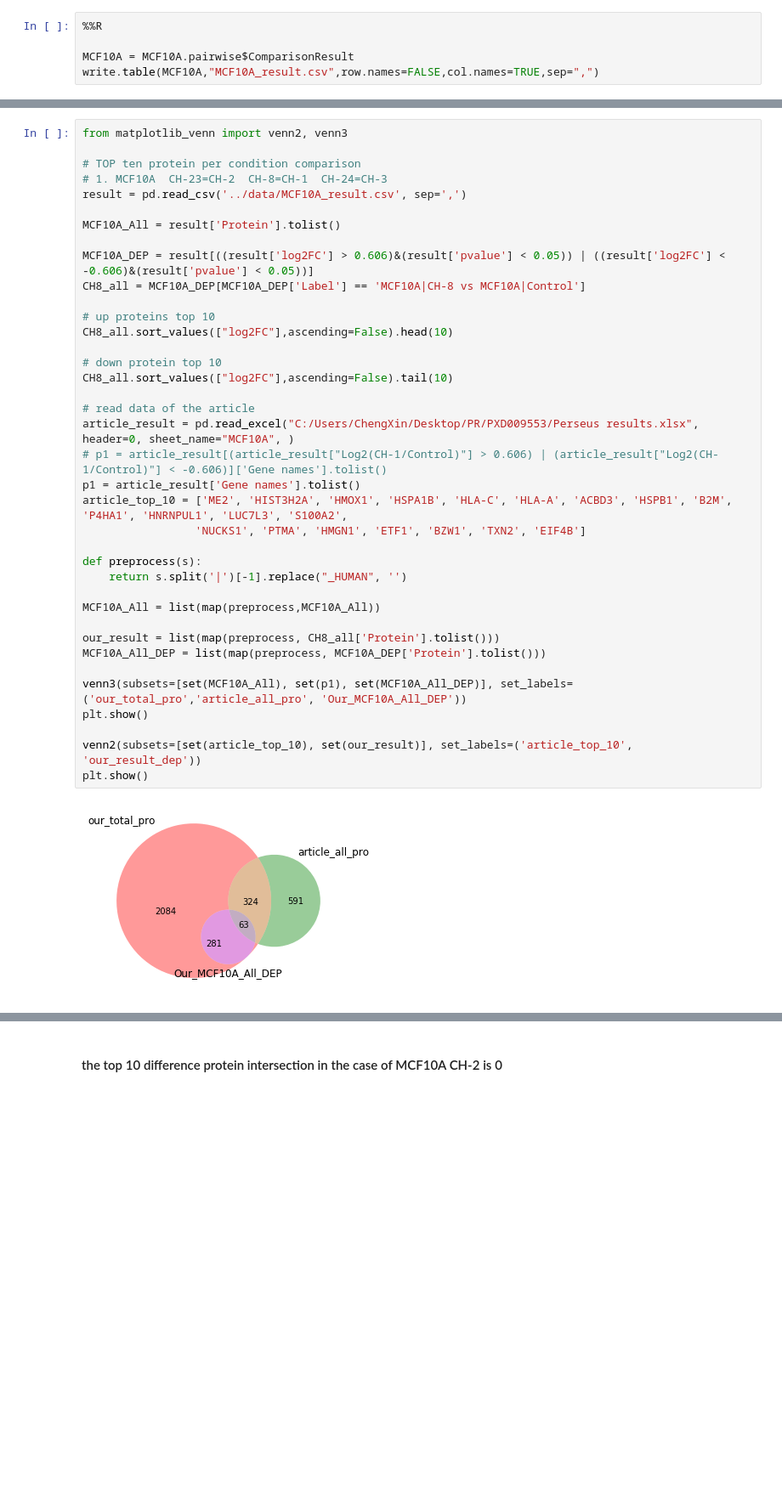
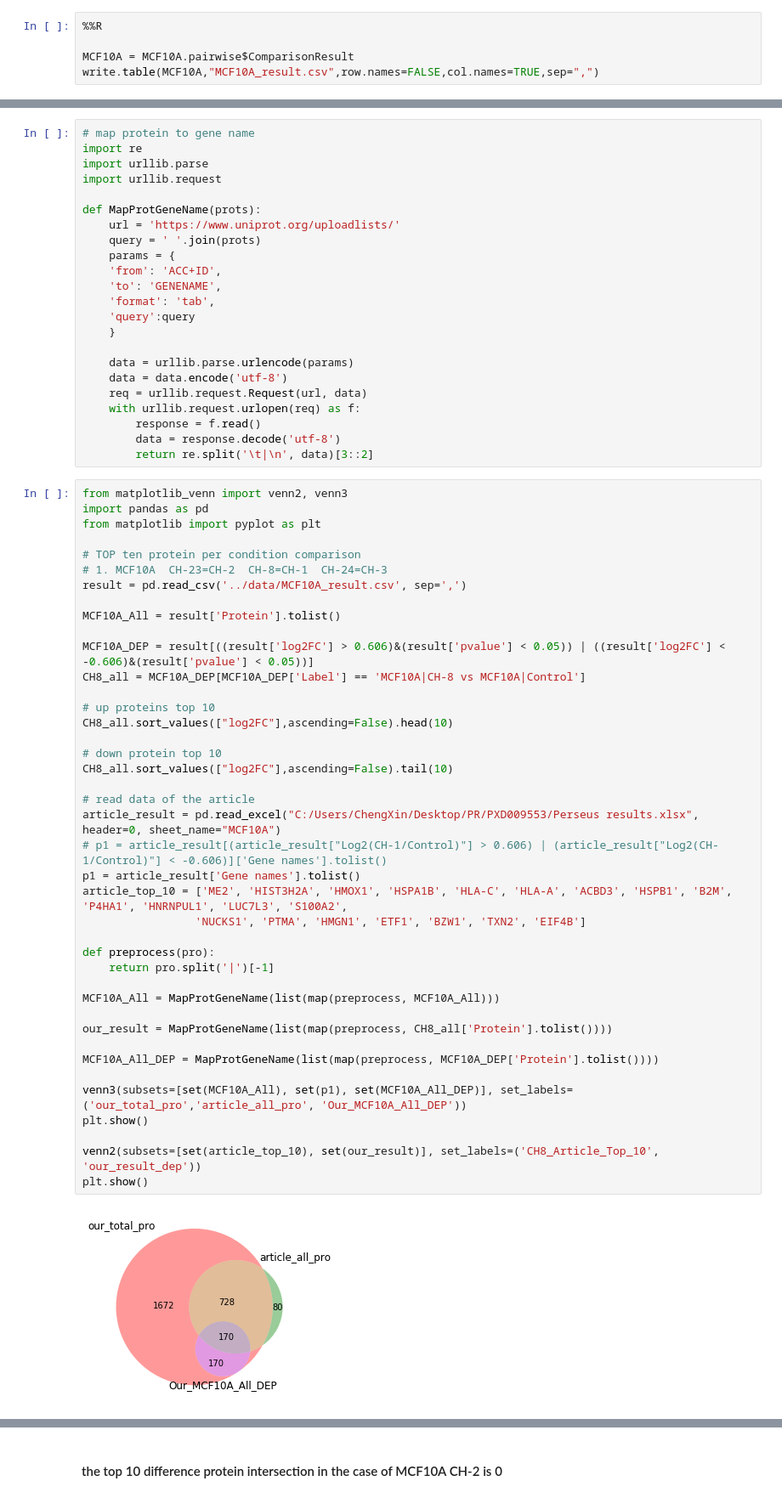
Before and after one commit to bigbio/pquant, a Jupyter notebook: notebooks/TestTMT_summary_report.ipynb, the cells around one changed output, grey strips where cells are left out. Shown: that part at 85% size. Saved outputs shown, nothing was run; the diff lists cells and outputs as text; blank space fills up the shorter version.

```diff
--- a/notebooks/TestTMT_summary_report.ipynb
+++ b/notebooks/TestTMT_summary_report.ipynb
@@ -299,40 +299,66 @@ plt.show()
+# %%
+# map protein to gene name
+import re
+import urllib.parse
+import urllib.request
+
+def MapProtGeneName(prots):
+    url = 'https://www.uniprot.org/uploadlists/'
+    query = ' '.join(prots)
+    params = {
+    'from': 'ACC+ID',
+    'to': 'GENENAME',
+    'format': 'tab',
+    'query':query
+    }
+
+    data = urllib.parse.urlencode(params)
+    data = data.encode('utf-8')
+    req = urllib.request.Request(url, data)
+    with urllib.request.urlopen(req) as f:
+        response = f.read()
+        data = response.decode('utf-8')
+        return re.split('\t|\n', data)[3::2]
 # %%
 from matplotlib_venn import venn2, venn3
+import pandas as pd
+from matplotlib import pyplot as plt
 
 # TOP ten protein per condition comparison
 # 1. MCF10A  CH-23=CH-2  CH-8=CH-1  CH-24=CH-3
 result = pd.read_csv('../data/MCF10A_result.csv', sep=',')
 
 MCF10A_All = result['Protein'].tolist()
 
 MCF10A_DEP = result[((result['log2FC'] > 0.606)&(result['pvalue'] < 0.05)) | ((result['log2FC'] < -0.606)&(result['pvalue'] < 0.05))]
 CH8_all = MCF10A_DEP[MCF10A_DEP['Label'] == 'MCF10A|CH-8 vs MCF10A|Control']
 
 # up proteins top 10
 CH8_all.sort_values(["log2FC"],ascending=False).head(10)
 
 # down protein top 10
 CH8_all.sort_values(["log2FC"],ascending=False).tail(10)
 
 # read data of the article
-article_result = pd.read_excel("C:/Users/ChengXin/Desktop/PR/PXD009553/Perseus results.xlsx", header=0, sheet_name="MCF10A", )
+article_result = pd.read_excel("C:/Users/ChengXin/Desktop/PR/PXD009553/Perseus results.xlsx", header=0, sheet_name="MCF10A")
 # p1 = article_result[(article_result["Log2(CH-1/Control)"] > 0.606) | (article_result["Log2(CH-1/Control)"] < -0.606)]['Gene names'].tolist()
 p1 = article_result['Gene names'].tolist()
 article_top_10 = ['ME2', 'HIST3H2A', 'HMOX1', 'HSPA1B', 'HLA-C', 'HLA-A', 'ACBD3', 'HSPB1', 'B2M', 'P4HA1', 'HNRNPUL1', 'LUC7L3', 'S100A2',
                  'NUCKS1', 'PTMA', 'HMGN1', 'ETF1', 'BZW1', 'TXN2', 'EIF4B']
 
-def preprocess(s):
-    return s.split('|')[-1].replace("_HUMAN", '')
+def preprocess(pro):
+    return pro.split('|')[-1]
 
-MCF10A_All = list(map(preprocess,MCF10A_All))
+MCF10A_All = MapProtGeneName(list(map(preprocess, MCF10A_All)))
 
-our_result = list(map(preprocess, CH8_all['Protein'].tolist()))
-MCF10A_All_DEP = list(map(preprocess, MCF10A_DEP['Protein'].tolist()))
+our_result = MapProtGeneName(list(map(preprocess, CH8_all['Protein'].tolist())))
+
+MCF10A_All_DEP = MapProtGeneName(list(map(preprocess, MCF10A_DEP['Protein'].tolist())))
 
 venn3(subsets=[set(MCF10A_All), set(p1), set(MCF10A_All_DEP)], set_labels=('our_total_pro','article_all_pro', 'Our_MCF10A_All_DEP'))
 plt.show()
 
-venn2(subsets=[set(article_top_10), set(our_result)], set_labels=('article_top_10', 'our_result_dep'))
+venn2(subsets=[set(article_top_10), set(our_result)], set_labels=('CH8_Article_Top_10', 'our_result_dep'))
 plt.show()
 # %% [output]
-[figure, old version]
+[figure, new version]
```
Also changed, not shown: parts of 6 cells of this notebook.
